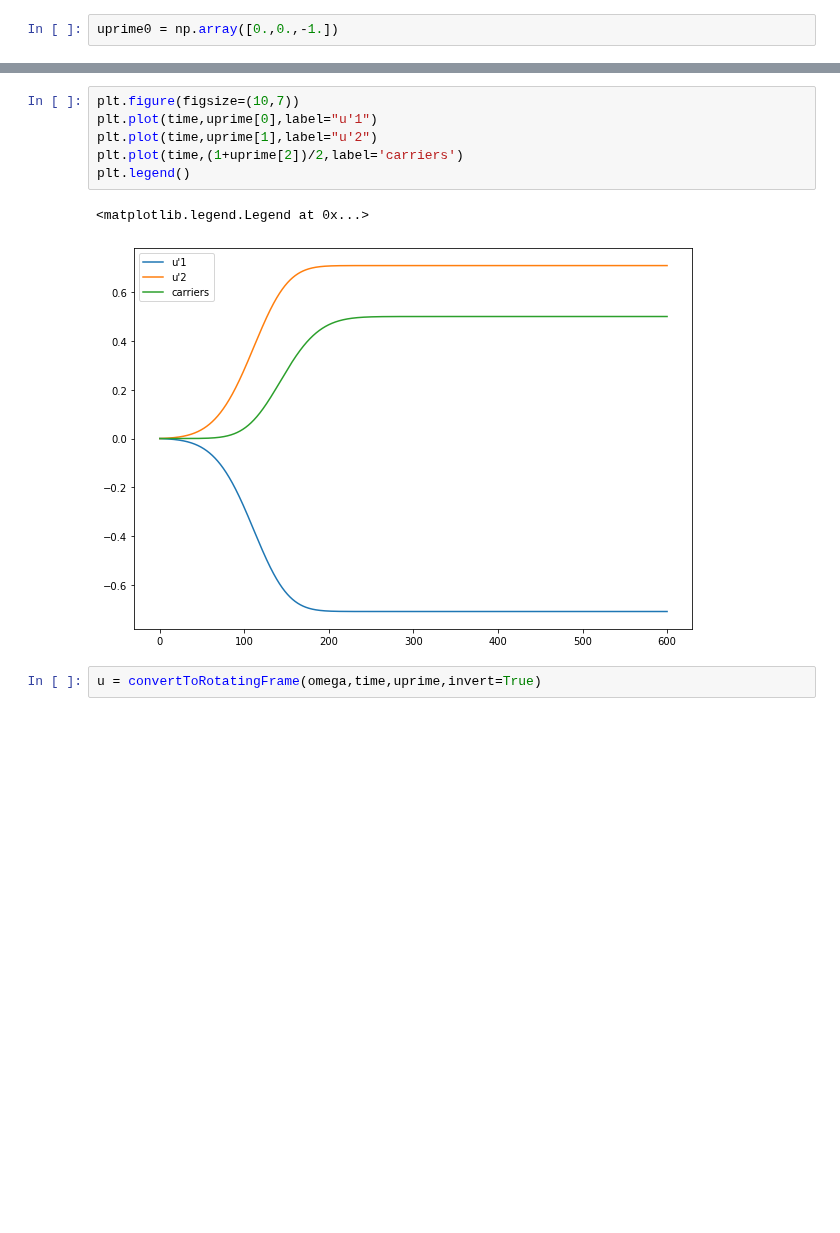
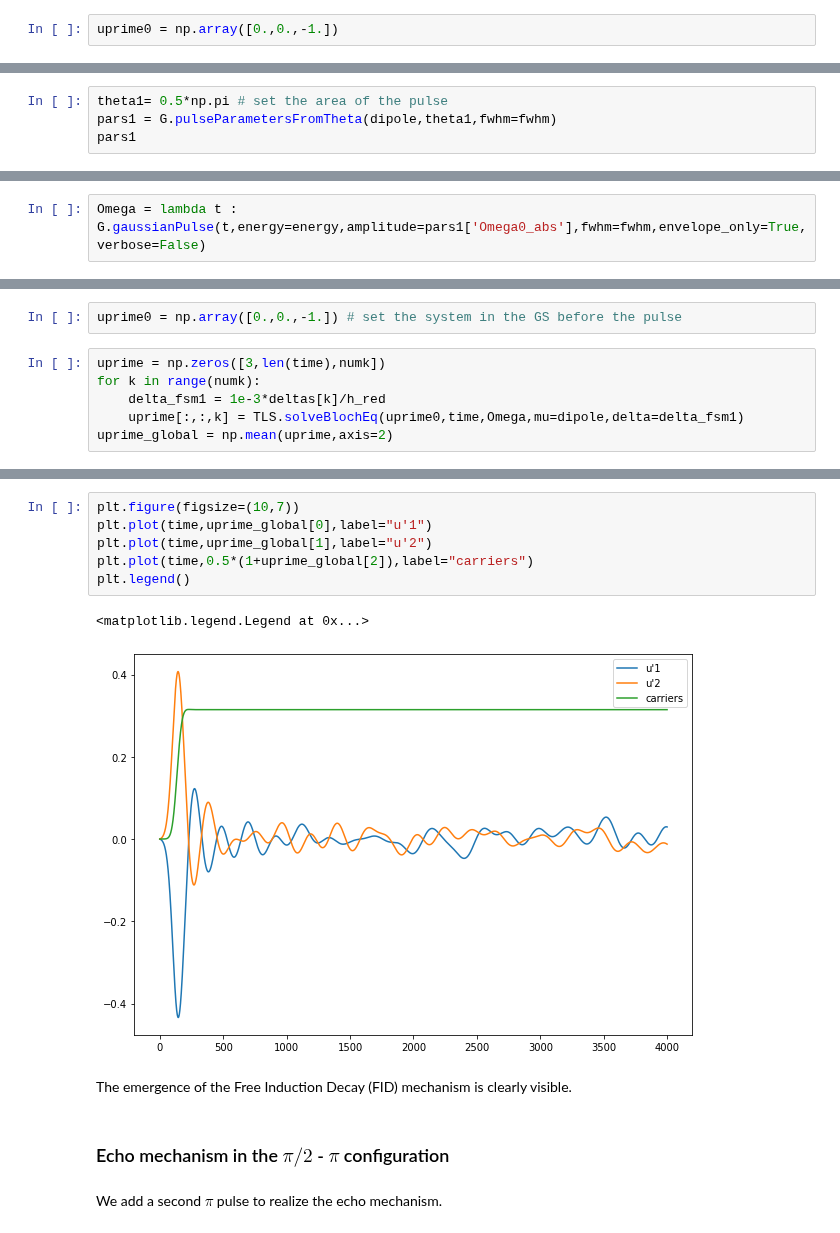
Before and after one commit to marcodalessandro76/MPPI, a Jupyter notebook: sphinx_source/tutorials/Model_TLS_optical_absorption.ipynb, the cells around one changed output, grey strips where cells are left out. Saved outputs shown, nothing was run; the diff lists cells and outputs as text; blank space fills up the shorter version.

```diff
--- a/sphinx_source/tutorials/Model_TLS_optical_absorption.ipynb
+++ b/sphinx_source/tutorials/Model_TLS_optical_absorption.ipynb
@@ -322,0 +416,4 @@ uprime = solveBlochEq(uprime0,time,Omega,Omega0 = pars['Omega0'])
+# %%
+theta1= 0.5*np.pi # set the area of the pulse
+pars1 = G.pulseParametersFromTheta(dipole,theta1,fwhm=fwhm)
+pars1
@@ -322,0 +431,2 @@ uprime = solveBlochEq(uprime0,time,Omega,Omega0 = pars['Omega0'])
+# %%
+Omega = lambda t : G.gaussianPulse(t,energy=energy,amplitude=pars1['Omega0_abs'],fwhm=fwhm,envelope_only=True,verbose=False)
@@ -322,0 +435,8 @@ uprime = solveBlochEq(uprime0,time,Omega,Omega0 = pars['Omega0'])
+# %%
+uprime0 = np.array([0.,0.,-1.]) # set the system in the GS before the pulse
+# %%
+uprime = np.zeros([3,len(time),numk])
+for k in range(numk):
+    delta_fsm1 = 1e-3*deltas[k]/h_red
+    uprime[:,:,k] = TLS.solveBlochEq(uprime0,time,Omega,mu=dipole,delta=delta_fsm1)
+uprime_global = np.mean(uprime,axis=2)
@@ -323,11 +452,15 @@ uprime = solveBlochEq(uprime0,time,Omega,Omega0 = pars['Omega0'])
 # %%
 plt.figure(figsize=(10,7))
-plt.plot(time,uprime[0],label="u'1")
-plt.plot(time,uprime[1],label="u'2")
-plt.plot(time,(1+uprime[2])/2,label='carriers')
+plt.plot(time,uprime_global[0],label="u'1")
+plt.plot(time,uprime_global[1],label="u'2")
+plt.plot(time,0.5*(1+uprime_global[2]),label="carriers")
 plt.legend()
 # %% [output]
 <matplotlib.legend.Legend at 0x...>
-[figure, old version]
+[figure, new version]
-# %%
-u = convertToRotatingFrame(omega,time,uprime,invert=True)
+# %% [markdown]
+The emergence of the Free Induction Decay (FID) mechanism is clearly visible.
+# %% [markdown]
+###  Echo mechanism in the $\pi/2$ - $\pi$ configuration
+# %% [markdown]
+We add a second $\pi$ pulse to  realize the echo mechanism.
```
Also changed, not shown: parts of 36 cells of this notebook, 12 other files.
